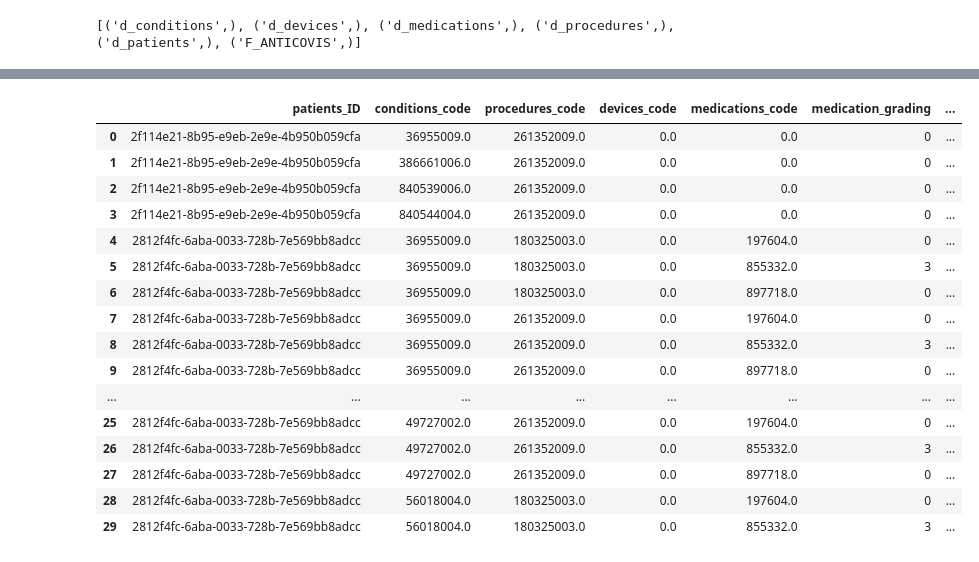
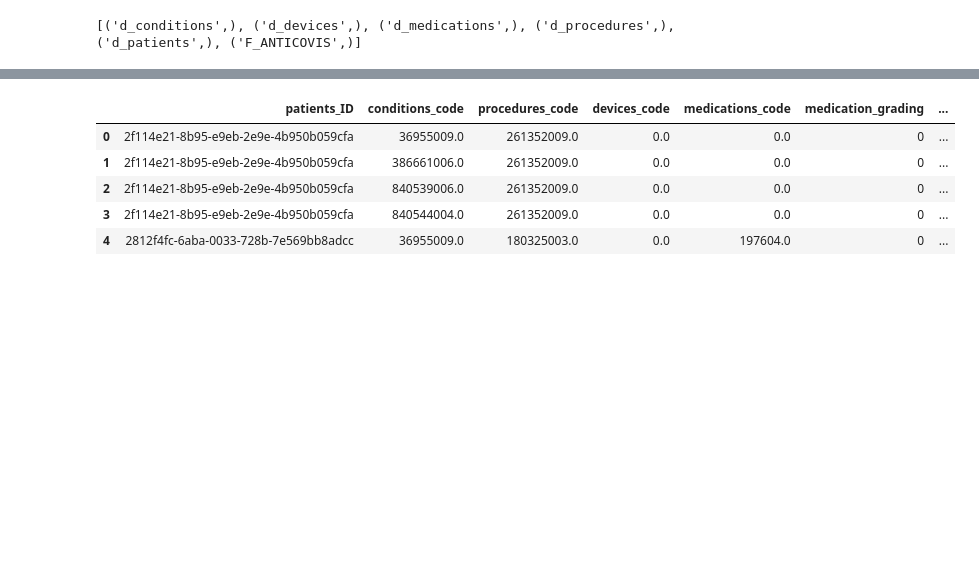
Before and after one commit to Fuenfgeld/DMA2023TeamB, a Jupyter notebook: ETL_and_Implementing_DWH.ipynb, the cells around one changed output, grey strips where cells are left out. Saved outputs shown, nothing was run; the diff lists cells and outputs as text; code cells hidden in the pictures; blank space fills up the shorter version.

```diff
--- a/ETL_and_Implementing_DWH.ipynb
+++ b/ETL_and_Implementing_DWH.ipynb
@@ -368,22 +422,11 @@ for i, row in DF_of_Facts_Table.iterrows():
     if row['medications_code'] in medication_grading:
         DF_of_Facts_Table.at[i, 'medication_grading'] = medication_grading[row['medications_code']]
 # %%
-DF_of_Facts_Table.head(30)
+DF_of_Facts_Table.head(5)
 # %% [output]
 |  | patients_ID | conditions_code | procedures_code | devices_code | medications_code | medication_grading | ... |
 | 0 | 2f114e21-8b95-e9eb-2e9e-4b950b059cfa | 36955009.0 | 261352009.0 | 0.0 | 0.0 | 0 | ... |
 | 1 | 2f114e21-8b95-e9eb-2e9e-4b950b059cfa | 386661006.0 | 261352009.0 | 0.0 | 0.0 | 0 | ... |
 | 2 | 2f114e21-8b95-e9eb-2e9e-4b950b059cfa | 840539006.0 | 261352009.0 | 0.0 | 0.0 | 0 | ... |
 | 3 | 2f114e21-8b95-e9eb-2e9e-4b950b059cfa | 840544004.0 | 261352009.0 | 0.0 | 0.0 | 0 | ... |
 | 4 | 2812f4fc-6aba-0033-728b-7e569bb8adcc | 36955009.0 | 180325003.0 | 0.0 | 197604.0 | 0 | ... |
-| 5 | 2812f4fc-6aba-0033-728b-7e569bb8adcc | 36955009.0 | 180325003.0 | 0.0 | 855332.0 | 3 | ... |
-| 6 | 2812f4fc-6aba-0033-728b-7e569bb8adcc | 36955009.0 | 180325003.0 | 0.0 | 897718.0 | 0 | ... |
-| 7 | 2812f4fc-6aba-0033-728b-7e569bb8adcc | 36955009.0 | 261352009.0 | 0.0 | 197604.0 | 0 | ... |
-| 8 | 2812f4fc-6aba-0033-728b-7e569bb8adcc | 36955009.0 | 261352009.0 | 0.0 | 855332.0 | 3 | ... |
-| 9 | 2812f4fc-6aba-0033-728b-7e569bb8adcc | 36955009.0 | 261352009.0 | 0.0 | 897718.0 | 0 | ... |
-| ... | ... | ... | ... | ... | ... | ... | ... |
-| 25 | 2812f4fc-6aba-0033-728b-7e569bb8adcc | 49727002.0 | 261352009.0 | 0.0 | 197604.0 | 0 | ... |
-| 26 | 2812f4fc-6aba-0033-728b-7e569bb8adcc | 49727002.0 | 261352009.0 | 0.0 | 855332.0 | 3 | ... |
-| 27 | 2812f4fc-6aba-0033-728b-7e569bb8adcc | 49727002.0 | 261352009.0 | 0.0 | 897718.0 | 0 | ... |
-| 28 | 2812f4fc-6aba-0033-728b-7e569bb8adcc | 56018004.0 | 180325003.0 | 0.0 | 197604.0 | 0 | ... |
-| 29 | 2812f4fc-6aba-0033-728b-7e569bb8adcc | 56018004.0 | 180325003.0 | 0.0 | 855332.0 | 3 | ... |
```
Also changed, not shown: parts of 36 cells of this notebook.
